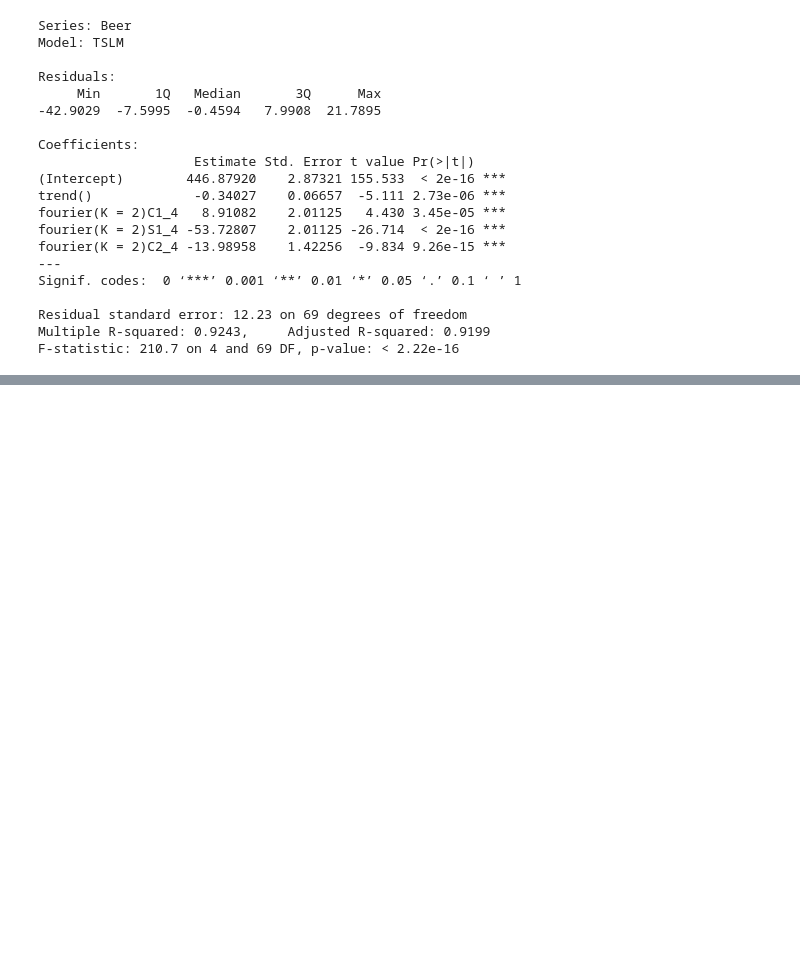
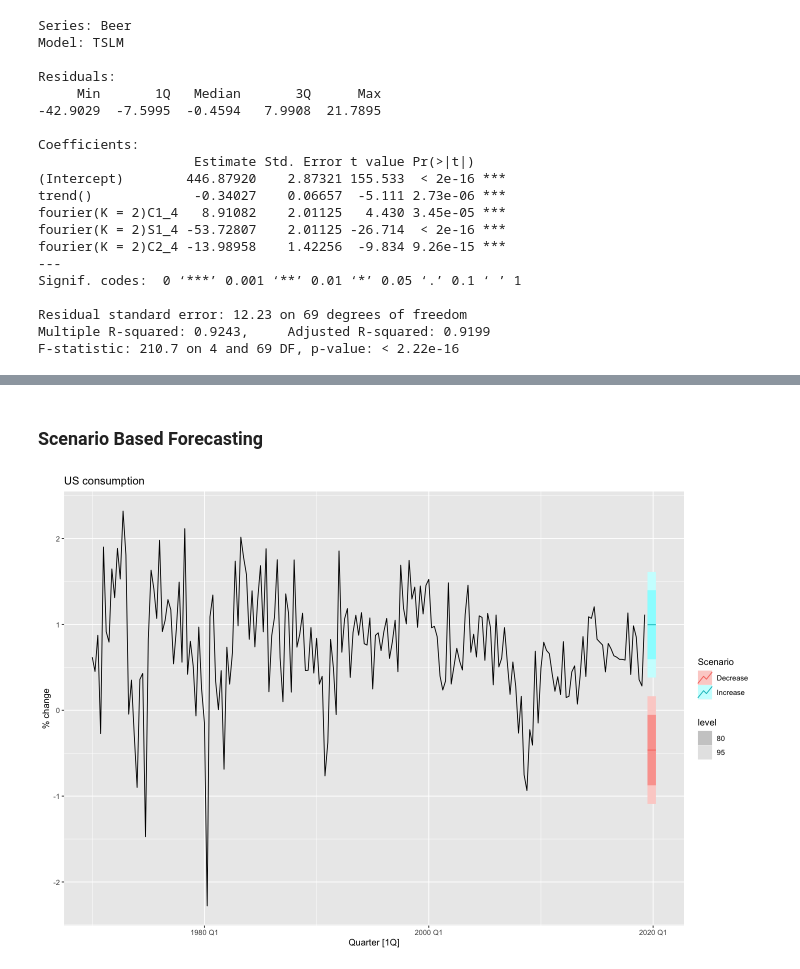
Before and after one commit to antounes/fpp3, a Jupyter notebook: 7_time_series_regression_models.ipynb, the cells around one changed output, grey strips where cells are left out. Drawn from its saved outputs; the diff is of its cells as text; code cells hidden in the pictures; blank space fills up the shorter version.

```diff
--- a/7_time_series_regression_models.ipynb
+++ b/7_time_series_regression_models.ipynb
@@ -333,0 +364,22 @@ F-statistic: 210.7 on 4 and 69 DF, p-value: < 2.22e-16
+# %% [markdown]
+### Scenario Based Forecasting
+# %%
+fit_consBest <- us_change %>%
+  model(
+    lm=TSLM(Consumption~Income+Savings+Unemployment)
+  )
+future_scenarios <- scenarios(
+  Increase=new_data(us_change, 4) %>%
+    mutate(Income=1, Savings=0.5, Unemployment=0),
+  Decrease=new_data(us_change, 4) %>%
+    mutate(Income=-1, Savings=-0.5, Unemployment=0),
+  names_to="Scenario")
+
+fc <- forecast(fit_consBest, new_data=future_scenarios)
+
+us_change %>%
+  autoplot(Consumption) +
+  autolayer(fc) +
+  labs(title="US consumption", y="% change")
+# %% [output]
+[figure, added]
```
Also changed, not shown: parts of 15 cells of this notebook.
